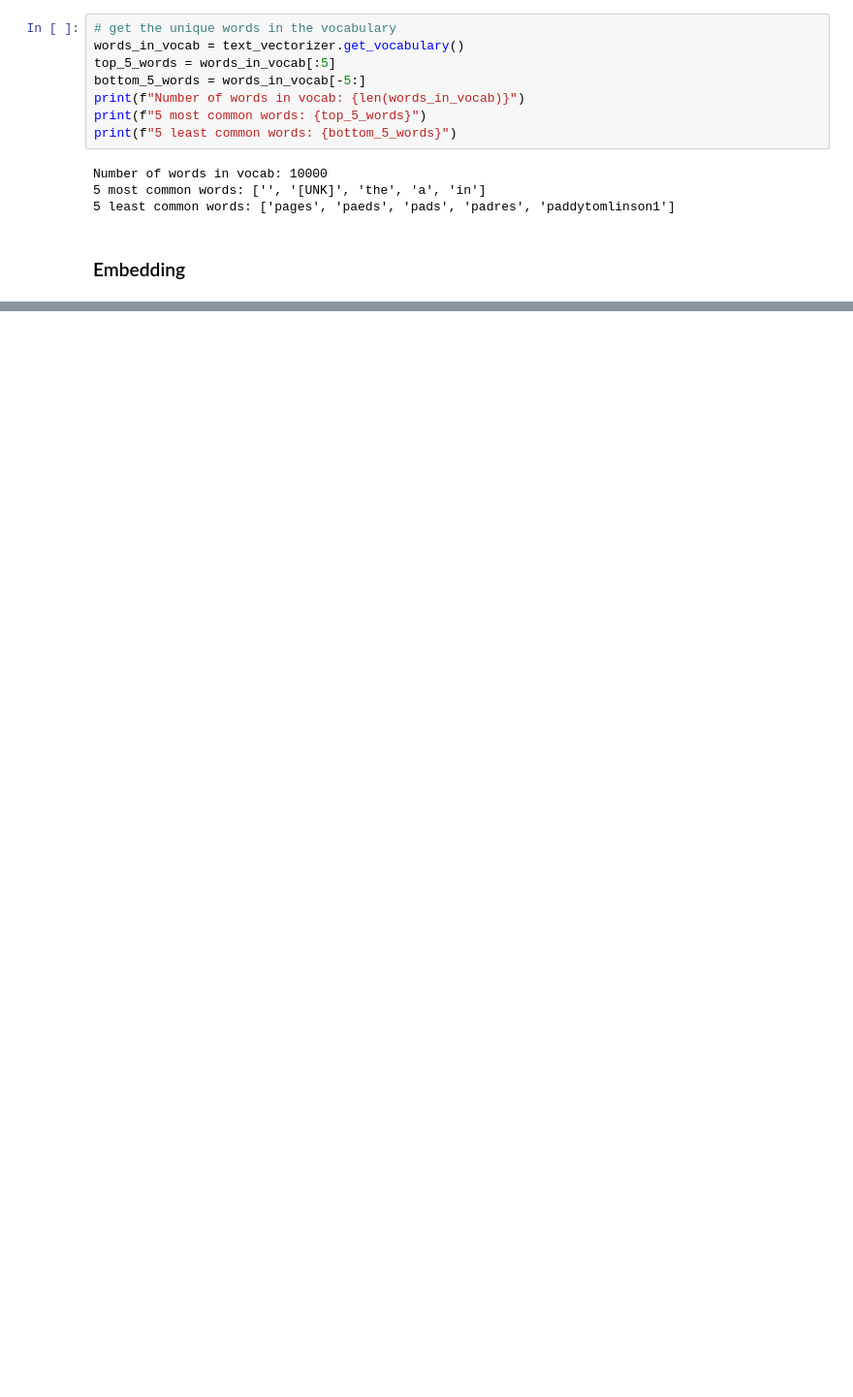
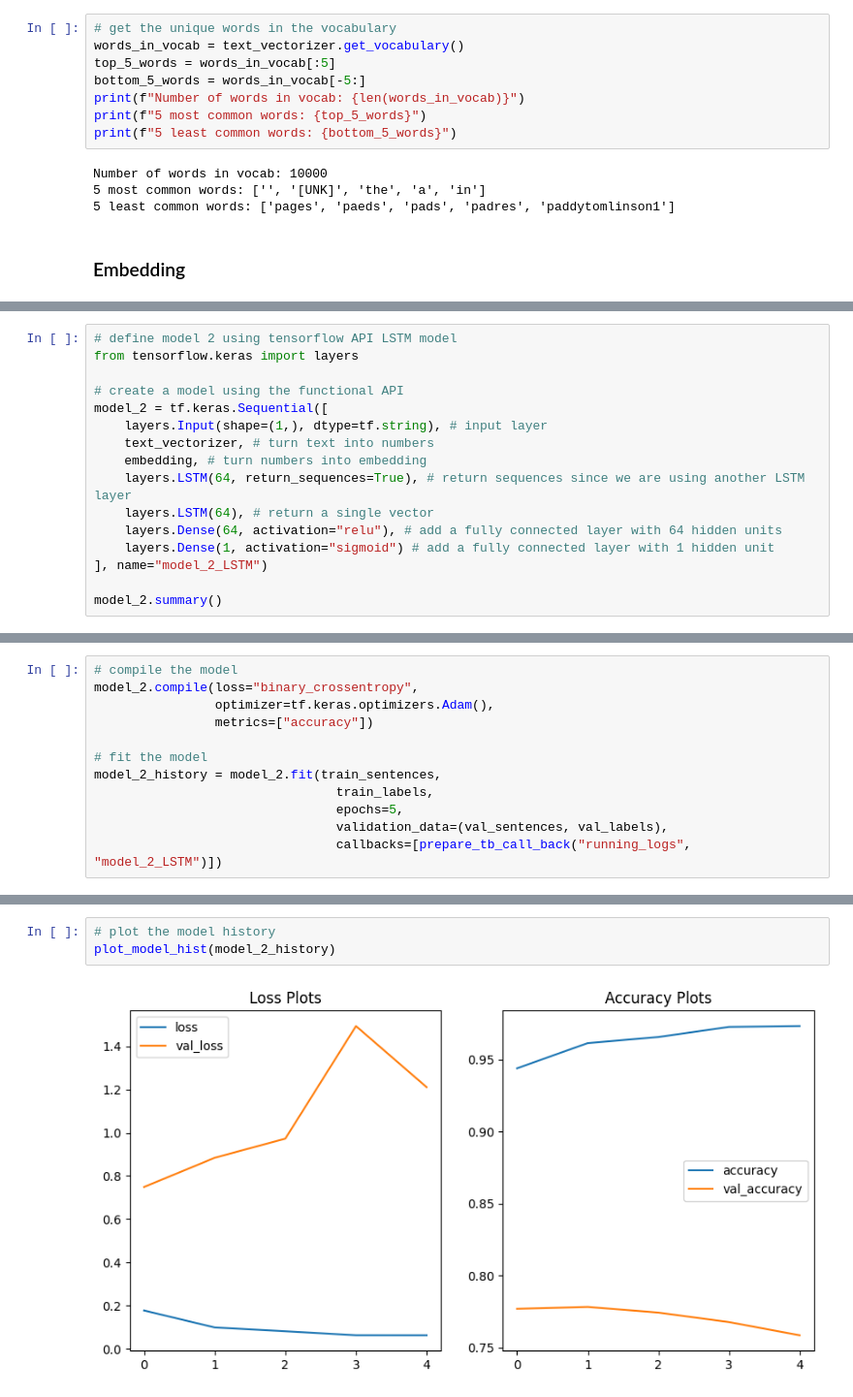
Before and after one commit to anilkumarKanasani/tensorflow-deep-learning, a Jupyter notebook: Notebooks/08_Classifying_tweets.ipynb, the cells around one changed output, grey strips where cells are left out. Shown at 97% size. Saved outputs shown, nothing was run; the diff lists cells and outputs as text; blank space fills up the shorter version.

```diff
--- a/Notebooks/08_Classifying_tweets.ipynb
+++ b/Notebooks/08_Classifying_tweets.ipynb
@@ -278,0 +418,16 @@ array([[[ 1.28370523e-03, -1.90831181e-02,  4.44911420e-04, ...,
+# %%
+# define model 2 using tensorflow API LSTM model
+from tensorflow.keras import layers
+
+# create a model using the functional API
+model_2 = tf.keras.Sequential([
+    layers.Input(shape=(1,), dtype=tf.string), # input layer
+    text_vectorizer, # turn text into numbers
+    embedding, # turn numbers into embedding
+    layers.LSTM(64, return_sequences=True), # return sequences since we are using another LSTM layer
+    layers.LSTM(64), # return a single vector
+    layers.Dense(64, activation="relu"), # add a fully connected layer with 64 hidden units
+    layers.Dense(1, activation="sigmoid") # add a fully connected layer with 1 hidden unit
+], name="model_2_LSTM")
+
+model_2.summary()
@@ -278,0 +452,12 @@ array([[[ 1.28370523e-03, -1.90831181e-02,  4.44911420e-04, ...,
+# %%
+# compile the model
+model_2.compile(loss="binary_crossentropy",
+                optimizer=tf.keras.optimizers.Adam(),
+                metrics=["accuracy"])
+
+# fit the model
+model_2_history = model_2.fit(train_sentences,
+                                train_labels,
+                                epochs=5,
+                                validation_data=(val_sentences, val_labels),
+                                callbacks=[prepare_tb_call_back("running_logs", "model_2_LSTM")])
@@ -278,0 +476,5 @@ array([[[ 1.28370523e-03, -1.90831181e-02,  4.44911420e-04, ...,
+# %%
+# plot the model history
+plot_model_hist(model_2_history)
+# %% [output]
+[figure, added]
```
Also changed, not shown: parts of 44 cells of this notebook, 3 other files.
